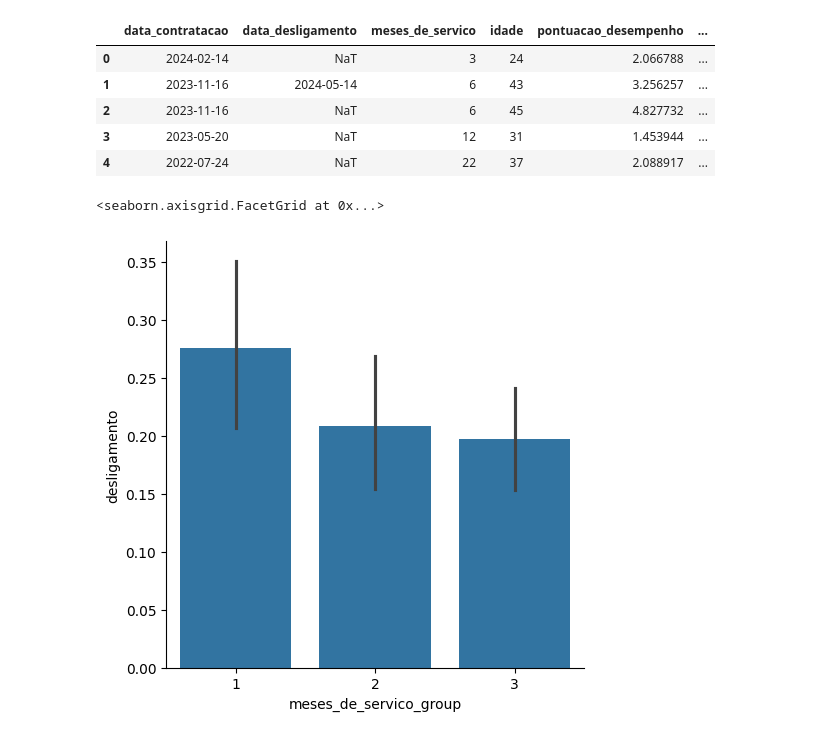
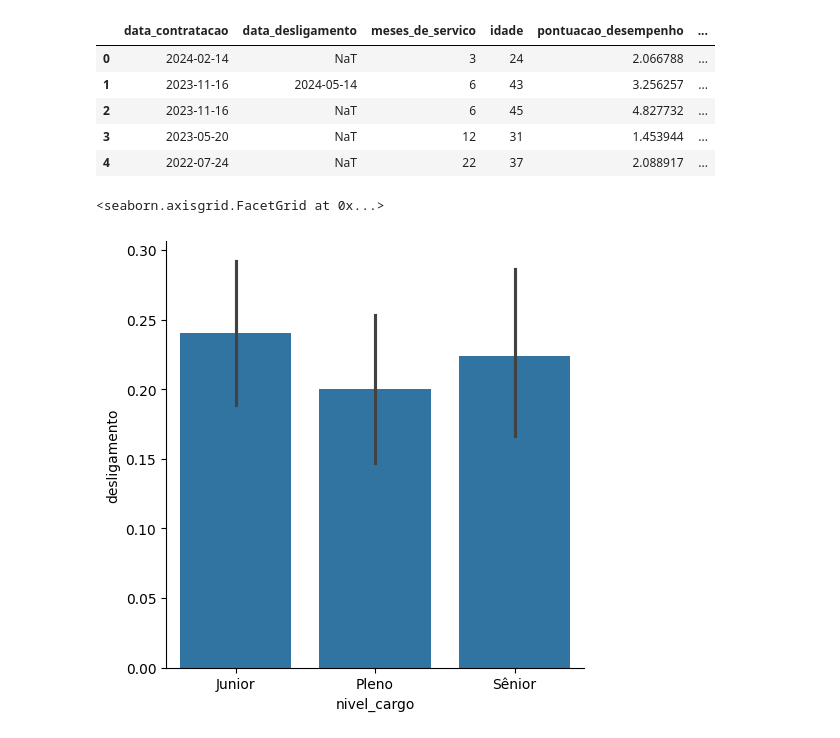
Before and after one commit to matheusmello-o/turnover-optmization, a Jupyter notebook: turnover.ipynb, the cells around one changed output. Saved outputs shown, nothing was run; the diff lists cells and outputs as text; code cells hidden in the pictures.

Commit message:
adding new analysis by nive_cargo and meses_de_servico_group

```diff
--- a/turnover.ipynb
+++ b/turnover.ipynb
@@ -238,10 +238,11 @@ df.head()
 # %%
 # Quanto maior a idade do funcionário, menor será a taxa de desligamento
 
 sns.catplot(data = df,
-            x = 'meses_de_servico_group',
+            x = 'nivel_cargo',
             y = 'desligamento',
-            kind = 'bar')
+            kind = 'bar',
+            order = ['Junior', 'Pleno', 'Sênior'])
 # %% [output]
 <seaborn.axisgrid.FacetGrid at 0x...>
-[figure, old version]
+[figure, new version]
```
Also changed, not shown: parts of 2 cells of this notebook.
